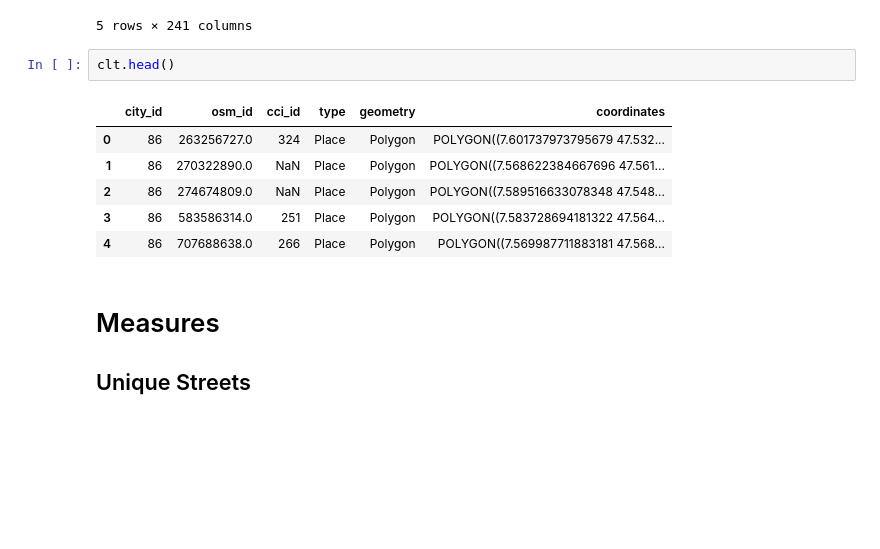
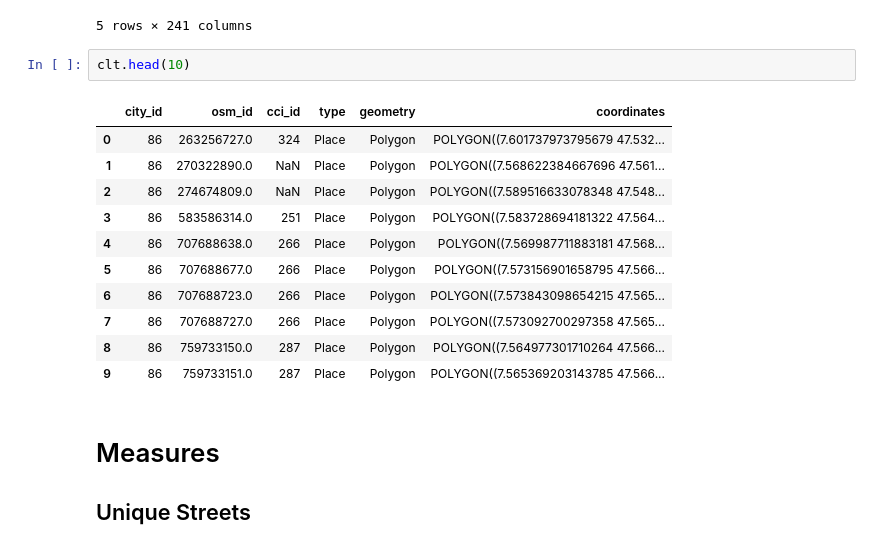
Before and after one commit to jeremiasbaur/SmartCleanCityHackZurich19, a Jupyter notebook: data_exploration_mf.ipynb, the cells around one changed output. Drawn from its saved outputs; the diff is of its cells as text; blank space fills up the shorter version.

```diff
--- a/data_exploration_mf.ipynb
+++ b/data_exploration_mf.ipynb
@@ -36,14 +53,19 @@ pred_msr.head()
 | 4 | 144481239 | 86_12223 | 2019-06-25 6:27:21 | NaN | NaN | NaN | NaN | NaN | NaN | ... |
 5 rows × 241 columns
 # %%
-clt.head()
+clt.head(10)
 # %% [output]
 |  | city_id | osm_id | cci_id | type | geometry | coordinates |
 | 0 | 86 | 263256727.0 | 324 | Place | Polygon | POLYGON((7.601737973795679 47.532... |
 | 1 | 86 | 270322890.0 | NaN | Place | Polygon | POLYGON((7.568622384667696 47.561... |
 | 2 | 86 | 274674809.0 | NaN | Place | Polygon | POLYGON((7.589516633078348 47.548... |
 | 3 | 86 | 583586314.0 | 251 | Place | Polygon | POLYGON((7.583728694181322 47.564... |
 | 4 | 86 | 707688638.0 | 266 | Place | Polygon | POLYGON((7.569987711883181 47.568... |
+| 5 | 86 | 707688677.0 | 266 | Place | Polygon | POLYGON((7.573156901658795 47.566... |
+| 6 | 86 | 707688723.0 | 266 | Place | Polygon | POLYGON((7.573843098654215 47.565... |
+| 7 | 86 | 707688727.0 | 266 | Place | Polygon | POLYGON((7.573092700297358 47.565... |
+| 8 | 86 | 759733150.0 | 287 | Place | Polygon | POLYGON((7.564977301710264 47.566... |
+| 9 | 86 | 759733151.0 | 287 | Place | Polygon | POLYGON((7.565369203143785 47.566... |
 # %% [markdown]
 # Measures
 ## Unique Streets
```
Also changed, not shown: parts of 24 cells of this notebook, 1 other file.
